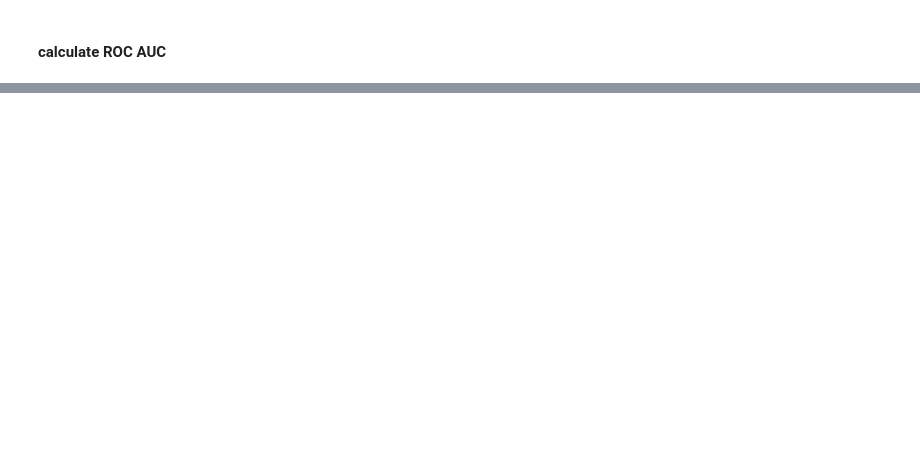
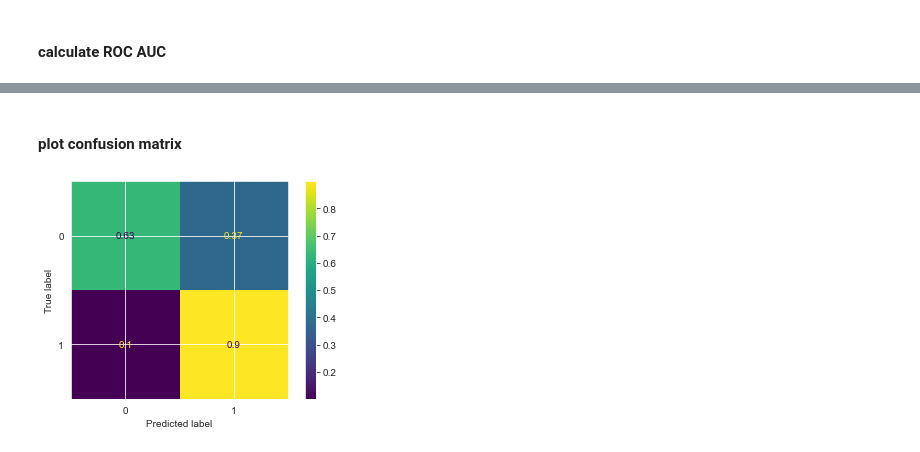
Before and after one commit to Zeth-Abney/Flatiron-school, a Jupyter notebook: phase-3/PROJECT/EDA/logistic_regression.ipynb, the cells around one changed output, grey strips where cells are left out. Cells and saved outputs as stored; diff of their text form; code cells hidden in the pictures; blank space fills up the shorter version.

```diff
--- a/phase-3/PROJECT/EDA/logistic_regression.ipynb
+++ b/phase-3/PROJECT/EDA/logistic_regression.ipynb
@@ -496,0 +570,8 @@ Training AUC: 0.9837459830105778
+# %%
+logreg_nm_cv = LogisticRegressionCV(solver='liblinear',n_jobs=3)
+logreg_nm_cv.fit(X_nm,y_nm)
+
+nm_test_pred = logreg_nm_cv.predict(X_test)
+nm_test_report = classification_report(y_test,nm_test_pred,output_dict=True)
+nm_test_report = pd.DataFrame(nm_test_report).iloc[:,0:3]
+nm_test_report
@@ -496,0 +584,7 @@ Training AUC: 0.9837459830105778
+# %% [markdown]
+#### plot confusion matrix
+# %%
+plot_confusion_matrix(logreg_nm_cv,X_test,y_test,normalize='true')
+plt.show()
+# %% [output]
+[figure, added]
```
Also changed, not shown: parts of 42 cells of this notebook.
